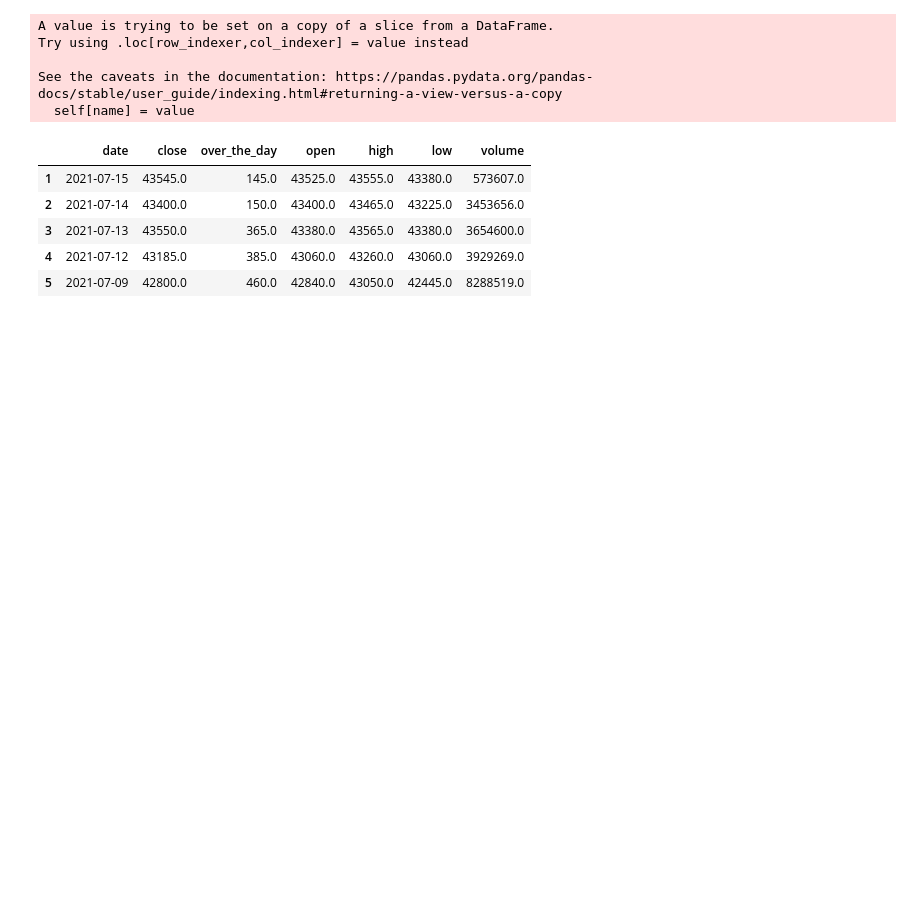
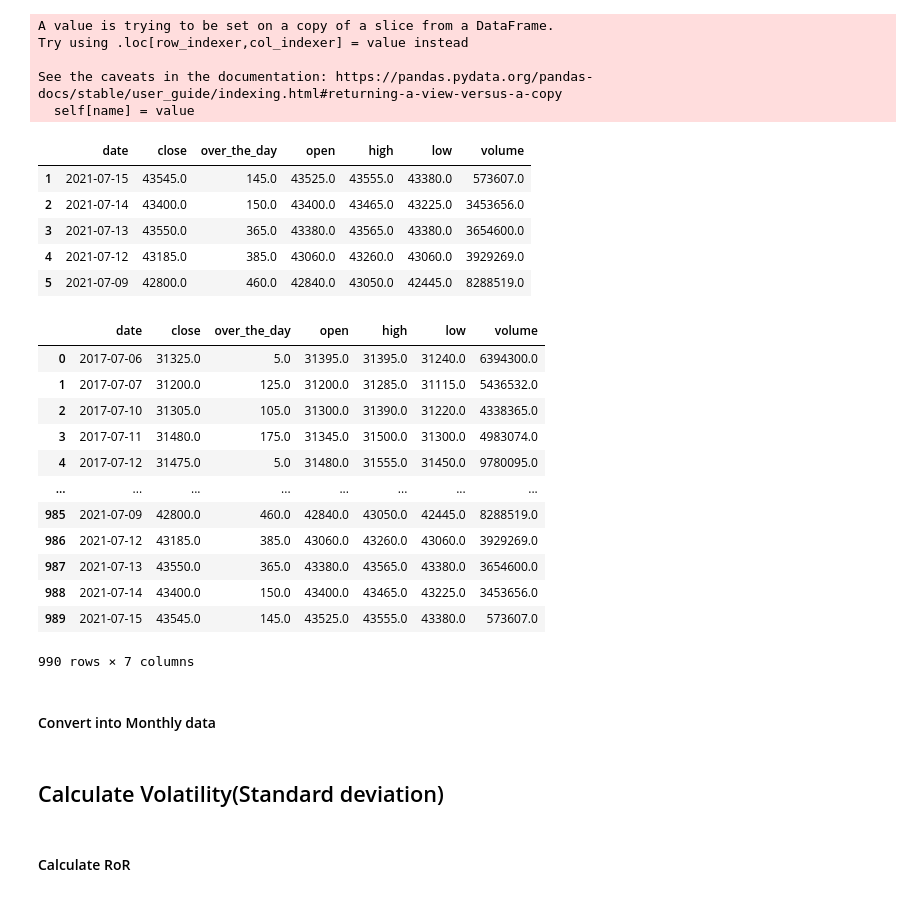
Before and after one commit to HoYoungChun/financial_data_analysis, a Jupyter notebook: 변동성_타게팅.ipynb, the cells around one changed output. Saved outputs shown, nothing was run; the diff lists cells and outputs as text; code cells hidden in the pictures; blank space fills up the shorter version.

```diff
--- a/변동성_타게팅.ipynb
+++ b/변동성_타게팅.ipynb
@@ -57,3 +57,23 @@ See the caveats in the documentation: https://pandas.pydata.org/pandas-docs/stab
 | 3 | 2021-07-13 | 43550.0 | 365.0 | 43380.0 | 43565.0 | 43380.0 | 3654600.0 |
 | 4 | 2021-07-12 | 43185.0 | 385.0 | 43060.0 | 43260.0 | 43060.0 | 3929269.0 |
 | 5 | 2021-07-09 | 42800.0 | 460.0 | 42840.0 | 43050.0 | 42445.0 | 8288519.0 |
+# %%
+kodex_200 = kodex_200.sort_values(by='date')
+kodex_200.index = [x for x in range(len(kodex_200))]
+kodex_200
+# %% [output]
+|  | date | close | over_the_day | open | high | low | volume |
+| 0 | 2017-07-06 | 31325.0 | 5.0 | 31395.0 | 31395.0 | 31240.0 | 6394300.0 |
+| 1 | 2017-07-07 | 31200.0 | 125.0 | 31200.0 | 31285.0 | 31115.0 | 5436532.0 |
+| 2 | 2017-07-10 | 31305.0 | 105.0 | 31300.0 | 31390.0 | 31220.0 | 4338365.0 |
+| 3 | 2017-07-11 | 31480.0 | 175.0 | 31345.0 | 31500.0 | 31300.0 | 4983074.0 |
+| 4 | 2017-07-12 | 31475.0 | 5.0 | 31480.0 | 31555.0 | 31450.0 | 9780095.0 |
+| ... | ... | ... | ... | ... | ... | ... | ... |
+| 985 | 2021-07-09 | 42800.0 | 460.0 | 42840.0 | 43050.0 | 42445.0 | 8288519.0 |
+| 986 | 2021-07-12 | 43185.0 | 385.0 | 43060.0 | 43260.0 | 43060.0 | 3929269.0 |
+| 987 | 2021-07-13 | 43550.0 | 365.0 | 43380.0 | 43565.0 | 43380.0 | 3654600.0 |
+| 988 | 2021-07-14 | 43400.0 | 150.0 | 43400.0 | 43465.0 | 43225.0 | 3453656.0 |
+| 989 | 2021-07-15 | 43545.0 | 145.0 | 43525.0 | 43555.0 | 43380.0 | 573607.0 |
+990 rows × 7 columns
+# %% [markdown]
+#### Convert into Monthly data
@@ -59,0 +90,2 @@ See the caveats in the documentation: https://pandas.pydata.org/pandas-docs/stab
+# %% [markdown]
+## Calculate Volatility(Standard deviation)
@@ -59,0 +102,2 @@ See the caveats in the documentation: https://pandas.pydata.org/pandas-docs/stab
+# %% [markdown]
+#### Calculate RoR
```
Also changed, not shown: parts of 7 cells of this notebook.
